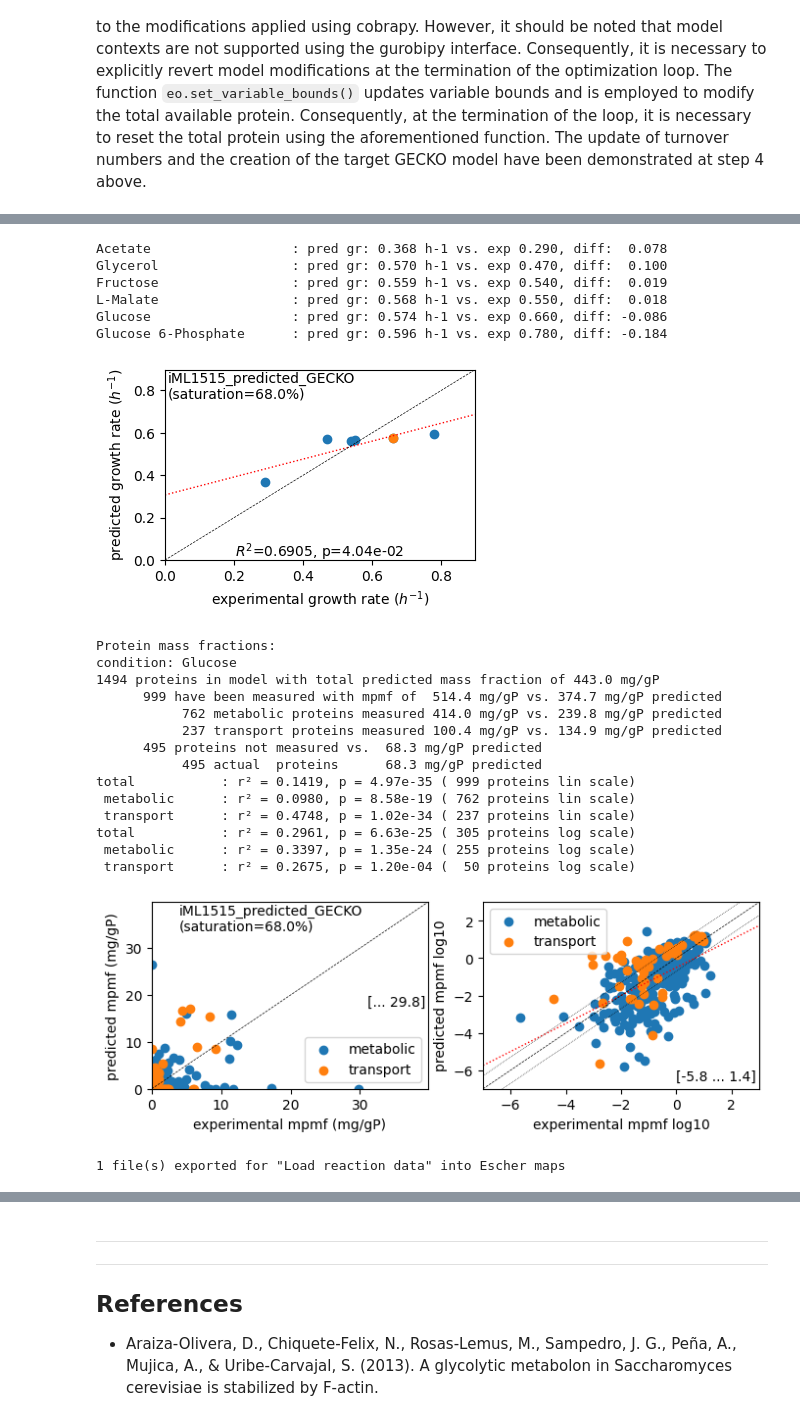
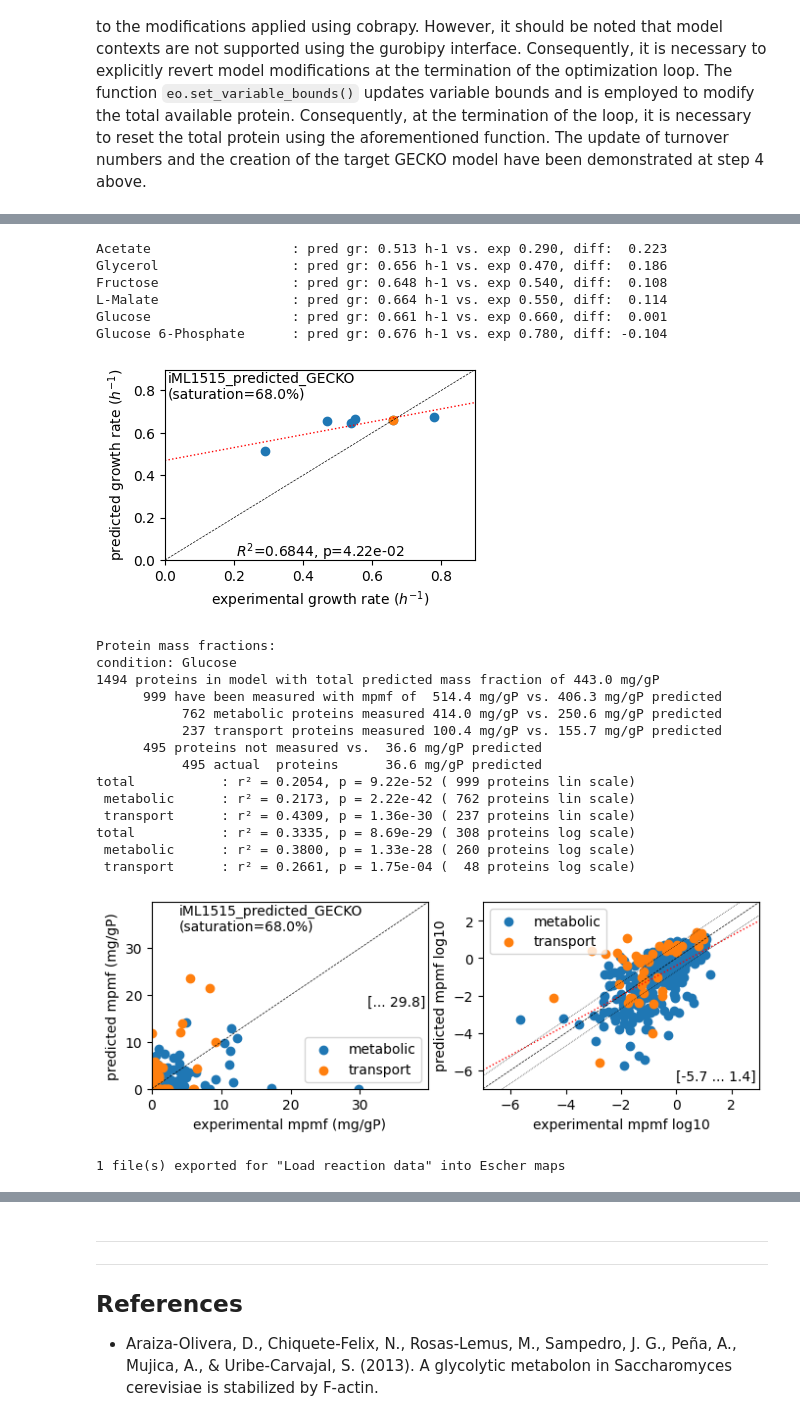
Before and after one commit to SchubertP/f2xba, a Jupyter notebook: docs/source/notebooks/4_Create_iML1515_manually_adjusted_GECKO.ipynb, the cells around one changed output, grey strips where cells are left out. Drawn from its saved outputs; the diff is of its cells as text; code cells hidden in the pictures.

```diff
--- a/docs/source/notebooks/4_Create_iML1515_manually_adjusted_GECKO.ipynb
+++ b/docs/source/notebooks/4_Create_iML1515_manually_adjusted_GECKO.ipynb
@@ -299,23 +299,3 @@ total           : r² = 0.3335, p = 8.69e-29 ( 308 proteins log scale)
 ### confirm flux redistribution
 
 The updated turnover numbers have resulted in a significant redistribution of flux from the pentose phosphate pathway (PPP) to glycolysis. Predictions of protein concentration appear to be more accurate when compared to measured protein levels. Furthermore, the selection of correct isoenzymes has been confirmed, as evidenced by the observations of b3916/pfkA and b2925/fbaA.
-# %%
-# analyze flux split upper glycolysis and PPP
-rids = ['G6PDH2r', 'EDA', 'PGI', 'PFK', 'FBA', 'TPI', 'GAPD', 'PGK', 'PGM', 'ENO', 'PYK']
-
-rid2genes = {}
-for rid in rids:
-    gpr = df_net_fluxes.at[rid, 'gpr']
-    print(f'{rid:15s}: {df_net_fluxes.at[rid, reference_cond]:8.3f} mmol/gDWh [{gpr}]')
-    rid2genes[rid] = re.findall(r'b\d{4}', gpr )
-
-for rid, genes in rid2genes.items():
-    for gene in genes:
-        pred = df_proteins[reference_cond].get(gene, 0.0)
-        if gene in df_mpmf.index:
-            row = df_mpmf.loc[gene]
-            exp = row[reference_cond]
-            print(f'{rid:10s} {gene} pred: {pred:6.3f} exp: {exp:6.3f} mg/gP  {row["gene_name"]:4s}, '
-                  f'{row["mw_Da"]/1000.0:5.1f} kDa, {row["description"][:45]}')
-        else:
-            print(f'{rid:10s} {gene} pred: {pred:6.3f} exp: not measured')
@@ -531,7 +493,19 @@ total modeled protein: 306.59 mg/gDW, average saturation level: 0.68
 # %%
 # Optimize model using gurobipy with modified parameters
 
-scale_kcats = {'PGI': 2.0, 'PFK_iso2': 20.0, 'FBA_iso2': 10.0, 'TPI': 20.0, 'ENO': 2.0, 'PGM_iso1_REV': 3.0}
+scale_kcats = {
+    # 1. rebalance flux between upper glycolysis and PPP
+    'PGI': 2.0, 'PFK_iso2': 20.0, 'FBA_iso2': 10.0, 'TPI': 20.0, 'ENO': 2.0, 'PGM_iso1_REV': 2.0,
+    'G6PDH2r': 0.2,
+
+    # 2. flux through usage of TCA-cycle
+    'PDH': 10.0, 'ACONTa_iso1': 7.0, 'ACONTb_iso1': 7.0,
+    'ICDHyr': 0.2, 'AKGDH': 8.0, 'SUCOAS_REV': 3.0, 'SUCDi': 8.0, 'MDH': 0.1,
+
+    # 3. fix the low predicted flux for DHQS reaction
+    'DHQS': 16.0/0.23,
+}
+
 for rid in scale_kcats:
     if rid not in eo.rdata:
         print(f'{rid:15s} not found')
@@ -543,52 +517,52 @@ eo.scale_kcats(scale_kcats)
 
 pred_results = {}
 for cond, medium in conditions.items():
     eo.medium = medium
     solution = eo.optimize()
     if solution.status == 'optimal':
         pred_results[cond] = solution
         gr = solution.objective_value
         print(f'{cond:25s}: pred gr: {gr:.3f} h-1 vs. exp {exp_grs[cond]:.3f}, diff: {gr - exp_grs[cond]:6.3f}')
     else:
         print(f'{cond} ended with status {solution.status}')
 
 eo.unscale_kcats()
 if orig_bounds:
     eo.set_variable_bounds(orig_bounds)
 
 er = EcmResults(eo, pred_results, df_mpmf)
 df_fluxes = er.collect_fluxes()
 df_net_fluxes = er.collect_fluxes(net=True)
 df_proteins = er.collect_protein_results()
 er.plot_grs(exp_grs, highlight=reference_cond)
 
 print(f'Protein mass fractions:')
 er.report_protein_levels(reference_cond)
 er.plot_proteins(reference_cond)
 er.save_to_escher(df_net_fluxes[reference_cond], os.path.join('escher', f'{baseline_model}_adjusted'))
 # %% [output]
-Acetate                  : pred gr: 0.368 h-1 vs. exp 0.290, diff:  0.078
-Glycerol                 : pred gr: 0.570 h-1 vs. exp 0.470, diff:  0.100
-Fructose                 : pred gr: 0.559 h-1 vs. exp 0.540, diff:  0.019
-L-Malate                 : pred gr: 0.568 h-1 vs. exp 0.550, diff:  0.018
-Glucose                  : pred gr: 0.574 h-1 vs. exp 0.660, diff: -0.086
-Glucose 6-Phosphate      : pred gr: 0.596 h-1 vs. exp 0.780, diff: -0.184
+Acetate                  : pred gr: 0.513 h-1 vs. exp 0.290, diff:  0.223
+Glycerol                 : pred gr: 0.656 h-1 vs. exp 0.470, diff:  0.186
+Fructose                 : pred gr: 0.648 h-1 vs. exp 0.540, diff:  0.108
+L-Malate                 : pred gr: 0.664 h-1 vs. exp 0.550, diff:  0.114
+Glucose                  : pred gr: 0.661 h-1 vs. exp 0.660, diff:  0.001
+Glucose 6-Phosphate      : pred gr: 0.676 h-1 vs. exp 0.780, diff: -0.104
-[figure, old version]
+[figure, new version]
 Protein mass fractions:
 condition: Glucose
 1494 proteins in model with total predicted mass fraction of 443.0 mg/gP
-      999 have been measured with mpmf of  514.4 mg/gP vs. 374.7 mg/gP predicted
-           762 metabolic proteins measured 414.0 mg/gP vs. 239.8 mg/gP predicted
-           237 transport proteins measured 100.4 mg/gP vs. 134.9 mg/gP predicted
-      495 proteins not measured vs.  68.3 mg/gP predicted
-           495 actual  proteins      68.3 mg/gP predicted
-total           : r² = 0.1419, p = 4.97e-35 ( 999 proteins lin scale)
- metabolic      : r² = 0.0980, p = 8.58e-19 ( 762 proteins lin scale)
- transport      : r² = 0.4748, p = 1.02e-34 ( 237 proteins lin scale)
-total           : r² = 0.2961, p = 6.63e-25 ( 305 proteins log scale)
- metabolic      : r² = 0.3397, p = 1.35e-24 ( 255 proteins log scale)
- transport      : r² = 0.2675, p = 1.20e-04 (  50 proteins log scale)
+      999 have been measured with mpmf of  514.4 mg/gP vs. 406.3 mg/gP predicted
+           762 metabolic proteins measured 414.0 mg/gP vs. 250.6 mg/gP predicted
+           237 transport proteins measured 100.4 mg/gP vs. 155.7 mg/gP predicted
+      495 proteins not measured vs.  36.6 mg/gP predicted
+           495 actual  proteins      36.6 mg/gP predicted
+total           : r² = 0.2054, p = 9.22e-52 ( 999 proteins lin scale)
+ metabolic      : r² = 0.2173, p = 2.22e-42 ( 762 proteins lin scale)
+ transport      : r² = 0.4309, p = 1.36e-30 ( 237 proteins lin scale)
+total           : r² = 0.3335, p = 8.69e-29 ( 308 proteins log scale)
+ metabolic      : r² = 0.3800, p = 1.33e-28 ( 260 proteins log scale)
+ transport      : r² = 0.2661, p = 1.75e-04 (  48 proteins log scale)
-[figure, old version]
+[figure, new version]
 1 file(s) exported for "Load reaction data" into Escher maps
 # %%
 # analyze reactions selected fluxes
```
Also changed, not shown: parts of 8 cells of this notebook, 18 other files.
